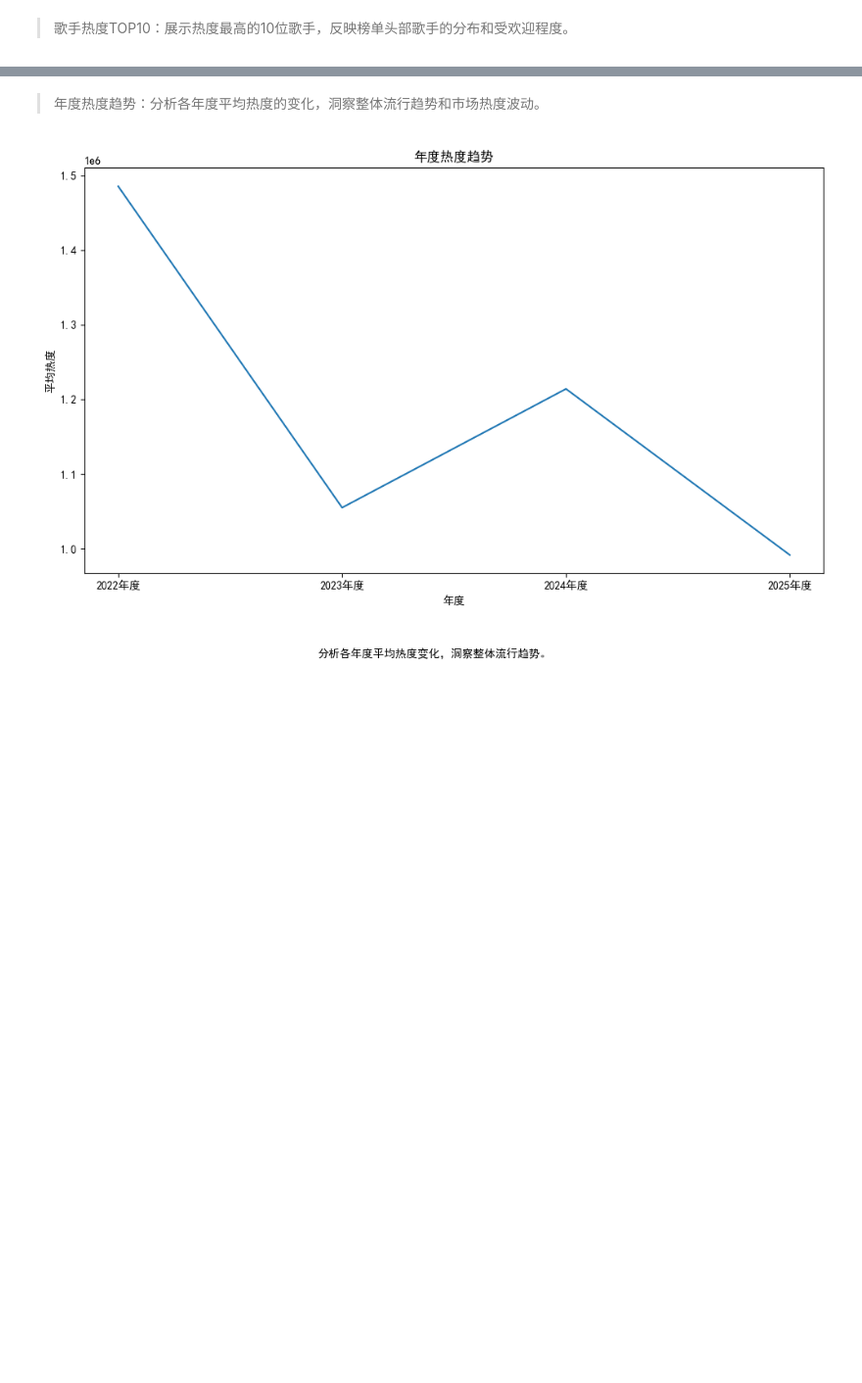
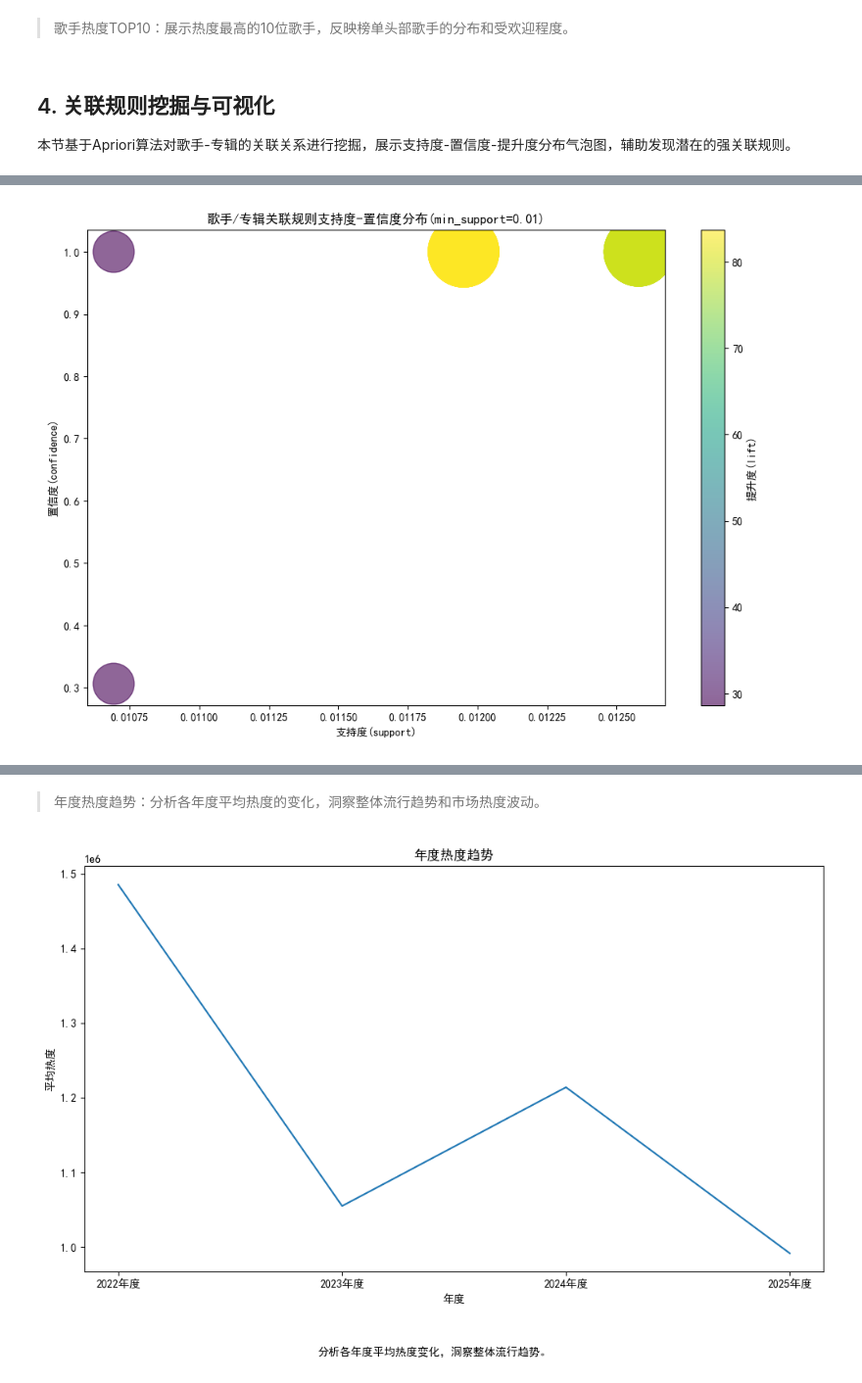
Before and after one commit to lggyx/bilibili-crawler, a Jupyter notebook: src/analyzer/analysis_report.ipynb, the cells around one changed output, grey strips where cells are left out. Shown at 98% size. Saved outputs shown, nothing was run; the diff lists cells and outputs as text; code cells hidden in the pictures; blank space fills up the shorter version.

Commit message:
基于Apriori算法对歌手-专辑的关联关系进行挖掘，展示支持度-置信度-提升度分布气泡图，辅助发现潜在的强关联规则。

```diff
--- a/src/analyzer/analysis_report.ipynb
+++ b/src/analyzer/analysis_report.ipynb
@@ -162,2 +162,60 @@ display(Image(data=img))
 # %% [markdown]
 > 歌手热度TOP10：展示热度最高的10位歌手，反映榜单头部歌手的分布和受欢迎程度。
+# %% [markdown]
+## 4. 关联规则挖掘与可视化
+
+本节基于Apriori算法对歌手-专辑的关联关系进行挖掘，展示支持度-置信度-提升度分布气泡图，辅助发现潜在的强关联规则。
+# %%
+# 关联规则挖掘与可视化（多策略自动尝试，最大化生成有效规则）
+from mlxtend.preprocessing import TransactionEncoder
+from mlxtend.frequent_patterns import apriori, association_rules
+import pandas as pd
+from src.analyzer.visualization import DataVisualizer
+
+vis = DataVisualizer()
+df = pd.read_csv('../../data/preprocessed/all_music_rank.csv')
+
+def try_apriori(transactions, min_support_list=[0.02, 0.01, 0.005], min_conf=0.2):
+    te = TransactionEncoder()
+    te_ary = te.fit(transactions).transform(transactions)
+    basket = pd.DataFrame(te_ary, columns=te.columns_)
+    for min_sup in min_support_list:
+        frequent_itemsets = apriori(basket, min_support=min_sup, use_colnames=True)
+        if not frequent_itemsets.empty:
+            rules = association_rules(frequent_itemsets, metric="confidence", min_threshold=min_conf)
+            rules = rules[(rules['support'] > 0) & (rules['confidence'] > 0) & (rules['lift'] > 1)]
+            if not rules.empty:
+                return rules, min_sup
+    return None, None
+
+# 1. 歌手+专辑联合事务
+transactions = []
+for _, row in df.iterrows():
+    singers = [s.strip() for s in str(row['singer']).split(',') if s.strip()]
+    albums = [a.strip() for a in str(row['album']).split(',') if a.strip()]
+    transaction = singers + albums
+    transactions.append(transaction)
+rules, used_sup = try_apriori(transactions)
+if rules is not None:
+    vis.association_rule_plot(rules, support_col='support', confidence_col='confidence', lift_col='lift',
+                              title=f"歌手/专辑关联规则支持度-置信度分布(min_support={used_sup})", filename="association_rule_scatter.png")
+else:
+    # 2. 只用歌手字段
+    transactions = [[s.strip() for s in str(row['singer']).split(',') if s.strip()] for _, row in df.iterrows()]
+    rules, used_sup = try_apriori(transactions)
+    if rules is not None:
+        vis.association_rule_plot(rules, support_col='support', confidence_col='confidence', lift_col='lift',
+                                  title=f"歌手关联规则支持度-置信度分布(min_support={used_sup})", filename="association_rule_scatter.png")
+    else:
+        # 3. 只用专辑字段
+        transactions = [[a.strip() for a in str(row['album']).split(',') if a.strip()] for _, row in df.iterrows()]
+        rules, used_sup = try_apriori(transactions)
+        if rules is not None:
+            vis.association_rule_plot(rules, support_col='support', confidence_col='confidence', lift_col='lift',
+                                      title=f"专辑关联规则支持度-置信度分布(min_support={used_sup})", filename="association_rule_scatter.png")
+
+from IPython.display import display, Image
+with open("../../data/reporter/association_rule_scatter.png", "rb") as f:
+    img = f.read()
+display(Image(data=img))
+# %% [output]
@@ -164,3 +226,4 @@ display(Image(data=img))
+[figure, added]
 # %%
 with open("../../data/reporter/top_singer_bar.png", "rb") as f:
     img = f.read()
```
Also changed, not shown: parts of 10 cells of this notebook, 2 other files.
